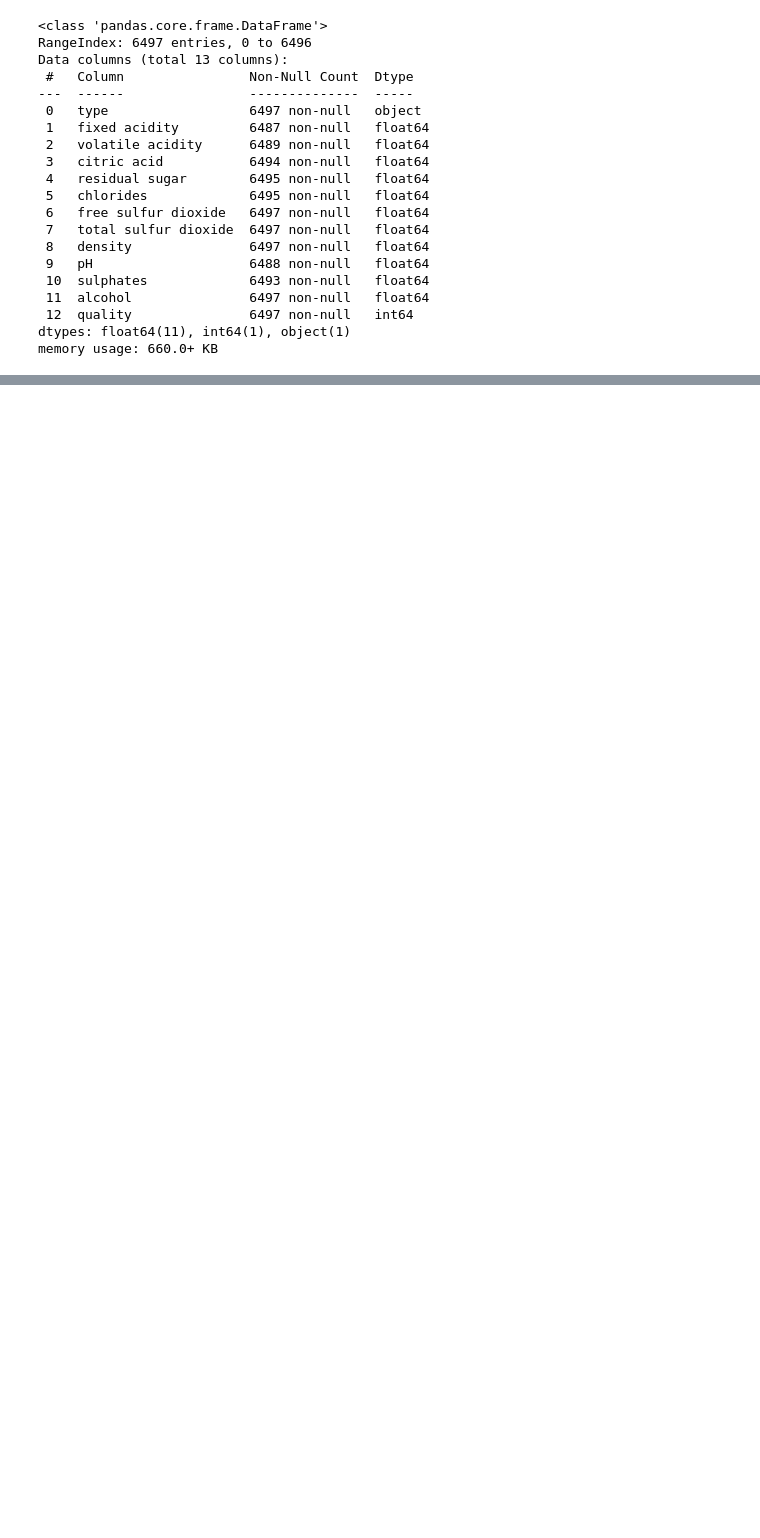
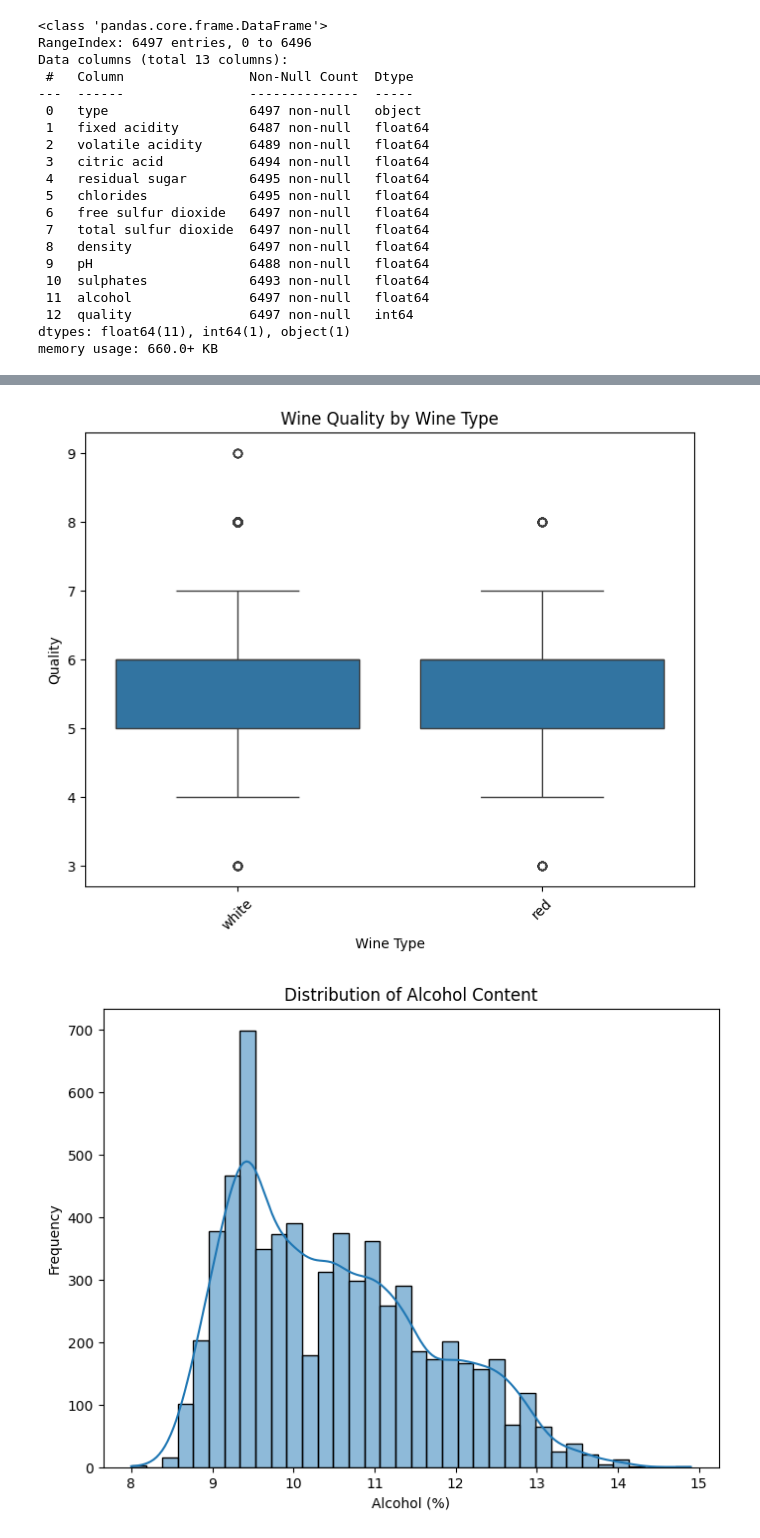
Before and after one commit to hafsaaah/DataScience-and-ml-lab, a Jupyter notebook: winequalityprediction.ipynb, the cells around one changed output, grey strips where cells are left out. Drawn from its saved outputs; the diff is of its cells as text; code cells hidden in the pictures; blank space fills up the shorter version.

```diff
--- a/winequalityprediction.ipynb
+++ b/winequalityprediction.ipynb
@@ -28,0 +64,3 @@ memory usage: 660.0+ KB
+# %%
+# Drop rows only if there are null values in specific columns (e.g., 'Age' and 'Salary')
+data_cleaned = data.dropna(subset=['fixed acidity', 'volatile acidity' ,'citric acid','residual sugar','chlorides','pH','sulphates'])
@@ -28,0 +96,23 @@ memory usage: 660.0+ KB
+# %%
+import matplotlib.pyplot as plt
+import seaborn as sns
+
+# Set up the figure for the boxplot
+plt.figure(figsize=(8, 6))  # Adjust figure size if needed
+sns.boxplot(x='type', y='quality', data=data_cleaned)
+plt.title('Wine Quality by Wine Type')
+plt.xlabel('Wine Type')
+plt.ylabel('Quality')
+plt.xticks(rotation=45)  # Rotate x-axis labels if needed
+plt.show()
+
+# Set up the figure for the histogram
+plt.figure(figsize=(8, 6))  # Adjust figure size if needed
+sns.histplot(data_cleaned['alcohol'], kde=True)  # kde adds a density curve
+plt.title('Distribution of Alcohol Content')
+plt.xlabel('Alcohol (%)')
+plt.ylabel('Frequency')
+plt.show()
+# %% [output]
+[figure, added]
+[figure, added]
```
Also changed, not shown: parts of 9 cells of this notebook.
